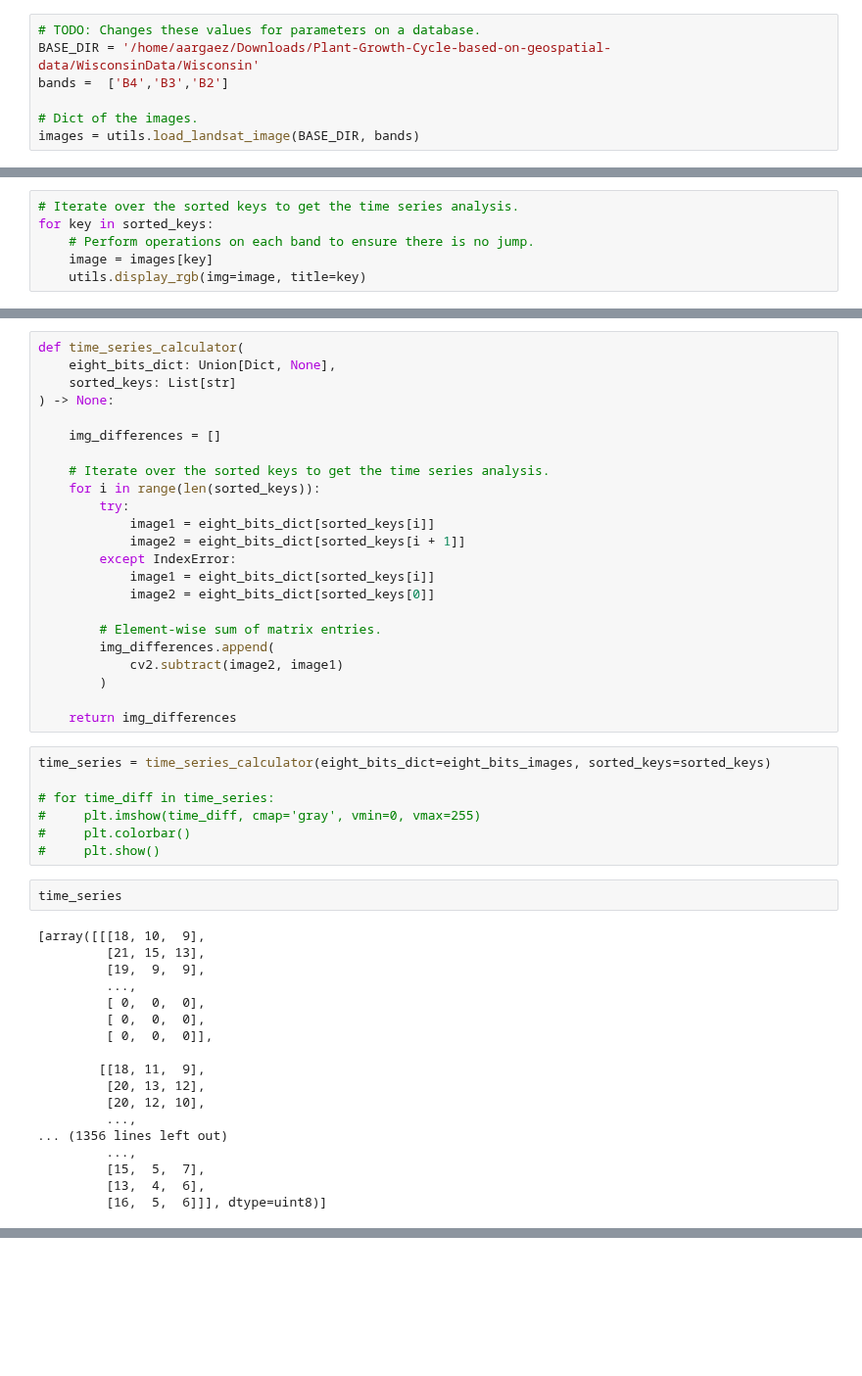
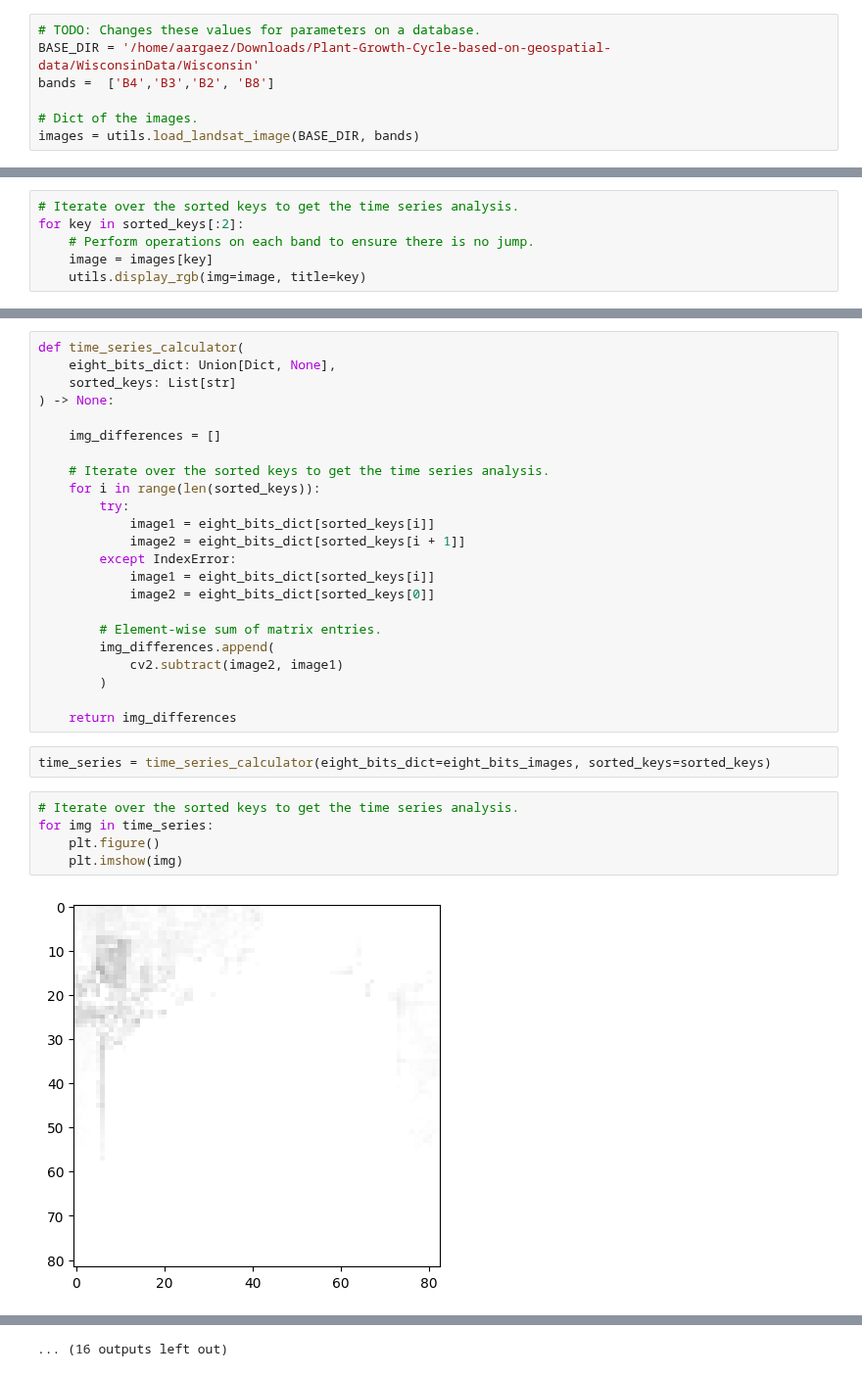
Before and after one commit to AguilarAngel9/Plant-Growth-Cycle-based-on-geospatial-data, a Jupyter notebook: DataExtraction/dataValidation.ipynb, the cells around one changed output, grey strips where cells are left out. Shown at 98% size. Drawn from its saved outputs; the diff is of its cells as text; blank space fills up the shorter version.

Commit message:
Time series analysis over the images

```diff
--- a/DataExtraction/dataValidation.ipynb
+++ b/DataExtraction/dataValidation.ipynb
@@ -15,7 +15,7 @@ from typing import Union, List, Dict, Tuple
 # %%
 # TODO: Changes these values for parameters on a database.
 BASE_DIR = '/home/aargaez/Downloads/Plant-Growth-Cycle-based-on-geospatial-data/WisconsinData/Wisconsin'
-bands =  ['B4','B3','B2']
+bands =  ['B4','B3','B2', 'B8']
 
 # Dict of the images.
 images = utils.load_landsat_image(BASE_DIR, bands)
@@ -42,7 +42,7 @@ Opening file /home/aargaez/Downloads/Plant-Growth-Cycle-based-on-geospatial-data
 sorted_keys = utils.sort_dict_by_date(images)
 # %%
 # Iterate over the sorted keys to get the time series analysis.
-for key in sorted_keys:
+for key in sorted_keys[:2]:
     # Perform operations on each band to ensure there is no jump.
     image = images[key]
     utils.display_rgb(img=image, title=key)
@@ -86,30 +75,12 @@ def time_series_calculator(
         )
 
     return img_differences
-# %%
-time_series = time_series_calculator(eight_bits_dict=eight_bits_images, sorted_keys=sorted_keys)
-
-# for time_diff in time_series:
-#     plt.imshow(time_diff, cmap='gray', vmin=0, vmax=255)
-#     plt.colorbar()
-#     plt.show()
-# %%
-time_series
-# %% [output]
-[array([[[18, 10,  9],
-         [21, 15, 13],
-         [19,  9,  9],
-         ...,
-         [ 0,  0,  0],
-         [ 0,  0,  0],
-         [ 0,  0,  0]],
-
-        [[18, 11,  9],
-         [20, 13, 12],
-         [20, 12, 10],
-         ...,
-... (1356 lines left out)
-         ...,
-         [15,  5,  7],
-         [13,  4,  6],
-         [16,  5,  6]]], dtype=uint8)]
+# %%
+time_series = time_series_calculator(eight_bits_dict=eight_bits_images, sorted_keys=sorted_keys)
+# %%
+# Iterate over the sorted keys to get the time series analysis.
+for img in time_series:
+    plt.figure()
+    plt.imshow(img)
+# %% [output]
+[figure, added]
@@ -115,0 +98 @@ time_series
+... (16 outputs left out)
```
Also changed, not shown: parts of 3 cells of this notebook, 2 other files.
